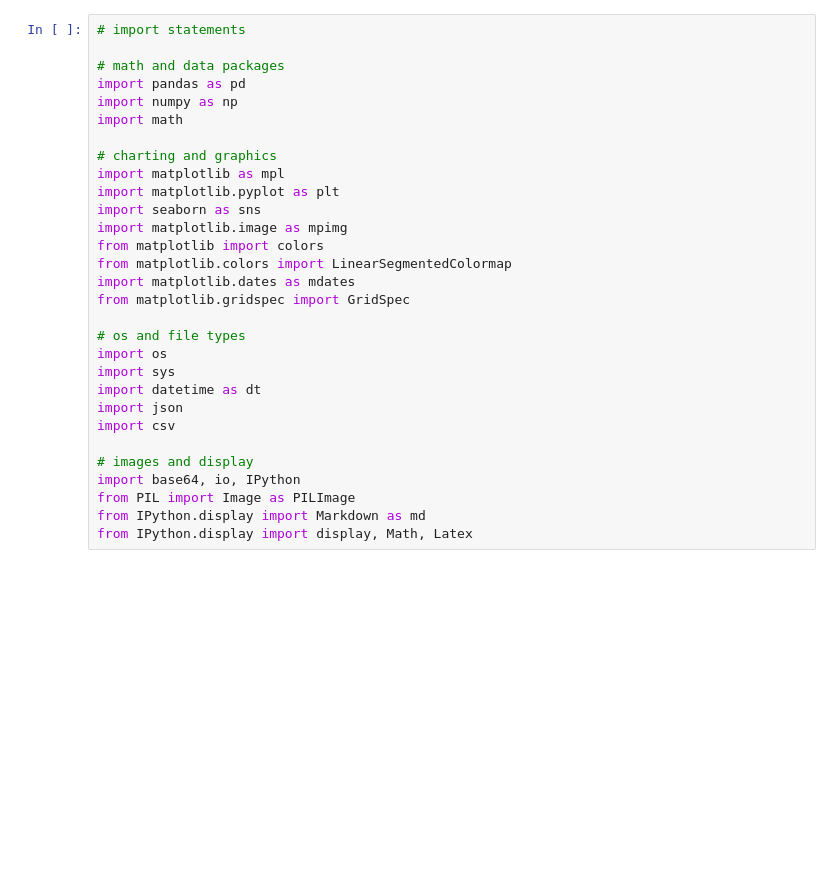
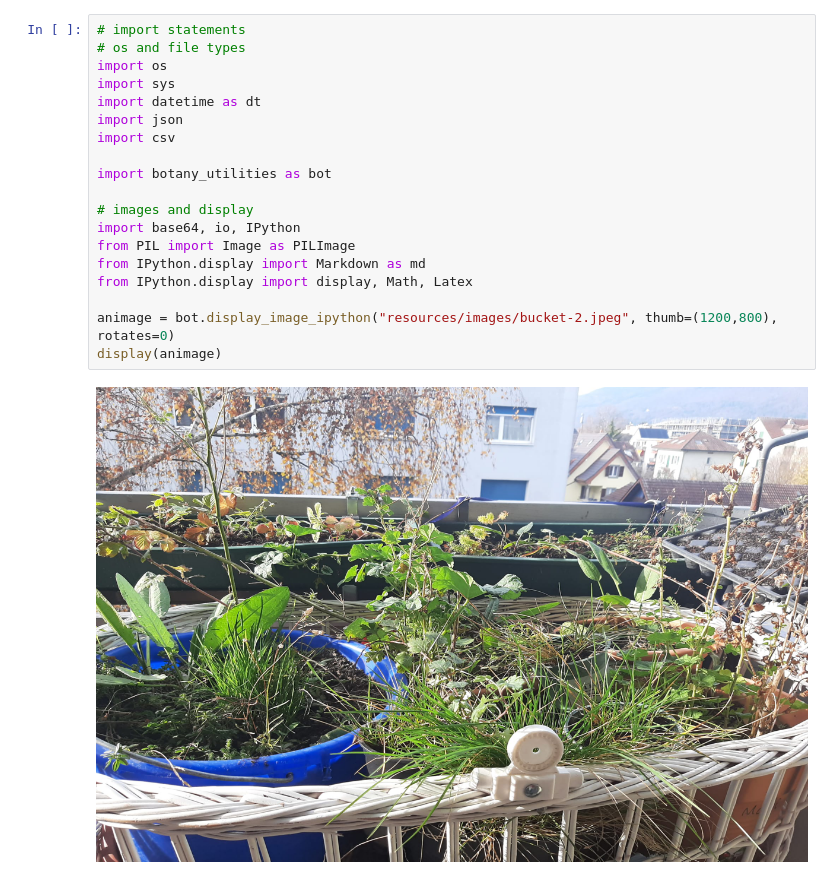
Before and after one commit to thorerismann/flora-buckets, a Jupyter notebook: resources.ipynb, the cells around one changed output. Saved outputs shown, nothing was run; the diff lists cells and outputs as text; blank space fills up the shorter version.

```diff
--- a/resources.ipynb
+++ b/resources.ipynb
@@ -5,31 +4,22 @@ This chapter summarizes the previous sections and provides compilation of links
 # %%
 # import statements
-
-# math and data packages
-import pandas as pd
-import numpy as np
-import math
-
-# charting and graphics
-import matplotlib as mpl
-import matplotlib.pyplot as plt
-import seaborn as sns
-import matplotlib.image as mpimg
-from matplotlib import colors
-from matplotlib.colors import LinearSegmentedColormap
-import matplotlib.dates as mdates
-from matplotlib.gridspec import GridSpec
-
 # os and file types
 import os
 import sys
 import datetime as dt
 import json
 import csv
 
+import botany_utilities as bot
+
 # images and display
 import base64, io, IPython
 from PIL import Image as PILImage
 from IPython.display import Markdown as md
 from IPython.display import display, Math, Latex
+
+animage = bot.display_image_ipython("resources/images/bucket-2.jpeg", thumb=(1200,800), rotates=0)
+display(animage)
+# %% [output]
+[figure, added]
 # %% [markdown]
```
Also changed, not shown: parts of 4 cells of this notebook, 5 other files.
